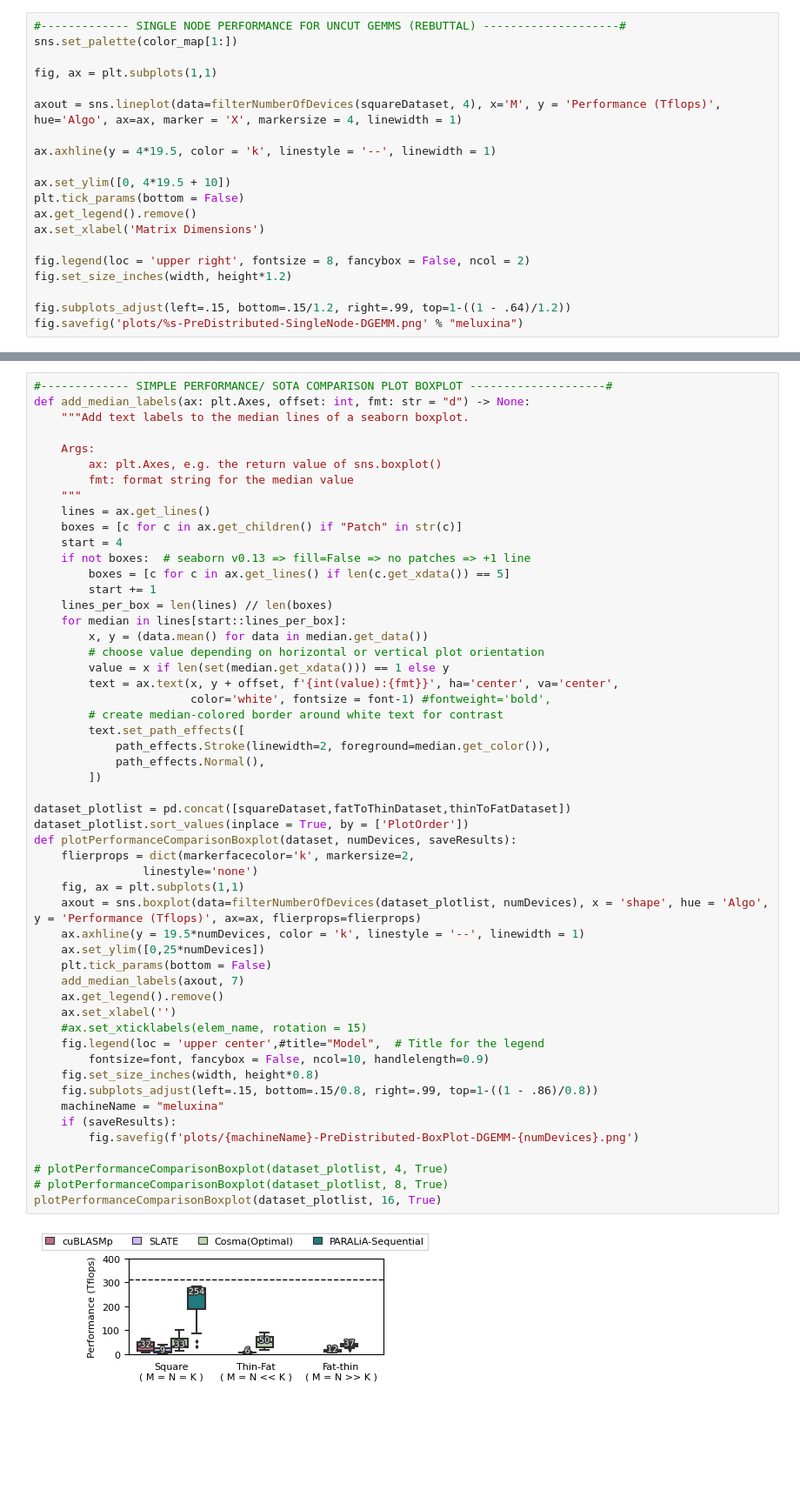
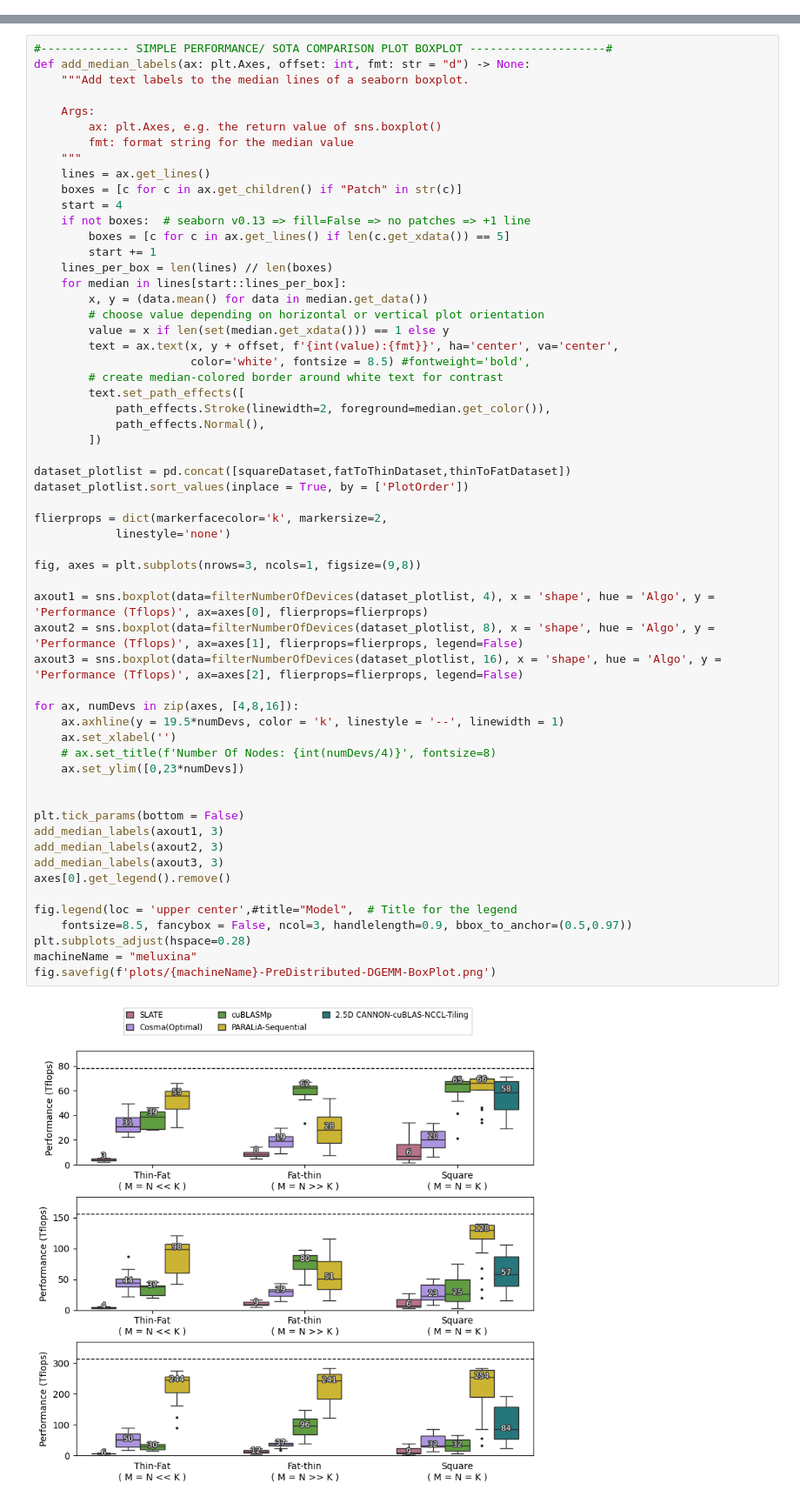
Before and after one commit to bvrettos/Distributed-GEMM-Thesis, a Jupyter notebook: plotters/thesisPlotters.ipynb, the cells around one changed output, grey strips where cells are left out. Shown at 87% size. Cells and saved outputs as stored; diff of their text form; blank space fills up the shorter version.

```diff
--- a/plotters/thesisPlotters.ipynb
+++ b/plotters/thesisPlotters.ipynb
@@ -226,20 +129,0 @@ plotFatToThinPerformanceComparison(fatToThinDataset, 4, True)
-# %%
-#------------- SINGLE NODE PERFORMANCE FOR UNCUT GEMMS (REBUTTAL) --------------------#
-sns.set_palette(color_map[1:])
-
-fig, ax = plt.subplots(1,1)
-
-axout = sns.lineplot(data=filterNumberOfDevices(squareDataset, 4), x='M', y = 'Performance (Tflops)', hue='Algo', ax=ax, marker = 'X', markersize = 4, linewidth = 1)
-
-ax.axhline(y = 4*19.5, color = 'k', linestyle = '--', linewidth = 1)
-
-ax.set_ylim([0, 4*19.5 + 10])
-plt.tick_params(bottom = False)
-ax.get_legend().remove()
-ax.set_xlabel('Matrix Dimensions')
-
-fig.legend(loc = 'upper right', fontsize = 8, fancybox = False, ncol = 2)
-fig.set_size_inches(width, height*1.2)
-
-fig.subplots_adjust(left=.15, bottom=.15/1.2, right=.99, top=1-((1 - .64)/1.2))
-fig.savefig('plots/%s-PreDistributed-SingleNode-DGEMM.png' % "meluxina")
@@ -250,53 +176,58 @@ fig.savefig('plots/%s-PreDistributed-SingleNode-DGEMM.png' % "meluxina")
 def add_median_labels(ax: plt.Axes, offset: int, fmt: str = "d") -> None:
     """Add text labels to the median lines of a seaborn boxplot.
 
     Args:
         ax: plt.Axes, e.g. the return value of sns.boxplot()
         fmt: format string for the median value
     """
     lines = ax.get_lines()
     boxes = [c for c in ax.get_children() if "Patch" in str(c)]
     start = 4
     if not boxes:  # seaborn v0.13 => fill=False => no patches => +1 line
         boxes = [c for c in ax.get_lines() if len(c.get_xdata()) == 5]
         start += 1
     lines_per_box = len(lines) // len(boxes)
     for median in lines[start::lines_per_box]:
         x, y = (data.mean() for data in median.get_data())
         # choose value depending on horizontal or vertical plot orientation
         value = x if len(set(median.get_xdata())) == 1 else y
         text = ax.text(x, y + offset, f'{int(value):{fmt}}', ha='center', va='center',
-                       color='white', fontsize = font-1) #fontweight='bold',
+                       color='white', fontsize = 8.5) #fontweight='bold',
         # create median-colored border around white text for contrast
         text.set_path_effects([
             path_effects.Stroke(linewidth=2, foreground=median.get_color()),
             path_effects.Normal(),
         ])
 
 dataset_plotlist = pd.concat([squareDataset,fatToThinDataset,thinToFatDataset])
 dataset_plotlist.sort_values(inplace = True, by = ['PlotOrder'])
-def plotPerformanceComparisonBoxplot(dataset, numDevices, saveResults):
-    flierprops = dict(markerfacecolor='k', markersize=2,
-                linestyle='none')
-    fig, ax = plt.subplots(1,1)
-    axout = sns.boxplot(data=filterNumberOfDevices(dataset_plotlist, numDevices), x = 'shape', hue = 'Algo', y = 'Performance (Tflops)', ax=ax, flierprops=flierprops)
-    ax.axhline(y = 19.5*numDevices, color = 'k', linestyle = '--', linewidth = 1)
-    ax.set_ylim([0,25*numDevices])
-    plt.tick_params(bottom = False)
-    add_median_labels(axout, 7)
-    ax.get_legend().remove()
+
+flierprops = dict(markerfacecolor='k', markersize=2,
+            linestyle='none')
+
+fig, axes = plt.subplots(nrows=3, ncols=1, figsize=(9,8))
+
+axout1 = sns.boxplot(data=filterNumberOfDevices(dataset_plotlist, 4), x = 'shape', hue = 'Algo', y = 'Performance (Tflops)', ax=axes[0], flierprops=flierprops)
+axout2 = sns.boxplot(data=filterNumberOfDevices(dataset_plotlist, 8), x = 'shape', hue = 'Algo', y = 'Performance (Tflops)', ax=axes[1], flierprops=flierprops, legend=False)
+axout3 = sns.boxplot(data=filterNumberOfDevices(dataset_plotlist, 16), x = 'shape', hue = 'Algo', y = 'Performance (Tflops)', ax=axes[2], flierprops=flierprops, legend=False)
+
+for ax, numDevs in zip(axes, [4,8,16]):
+    ax.axhline(y = 19.5*numDevs, color = 'k', linestyle = '--', linewidth = 1)
     ax.set_xlabel('')
-    #ax.set_xticklabels(elem_name, rotation = 15)
-    fig.legend(loc = 'upper center',#title="Model",  # Title for the legend
-        fontsize=font, fancybox = False, ncol=10, handlelength=0.9)
-    fig.set_size_inches(width, height*0.8)
-    fig.subplots_adjust(left=.15, bottom=.15/0.8, right=.99, top=1-((1 - .86)/0.8))
-    machineName = "meluxina"
-    if (saveResults):
-        fig.savefig(f'plots/{machineName}-PreDistributed-BoxPlot-DGEMM-{numDevices}.png')
+    # ax.set_title(f'Number Of Nodes: {int(numDevs/4)}', fontsize=8)
+    ax.set_ylim([0,23*numDevs])
 
-# plotPerformanceComparisonBoxplot(dataset_plotlist, 4, True)
-# plotPerformanceComparisonBoxplot(dataset_plotlist, 8, True)
-plotPerformanceComparisonBoxplot(dataset_plotlist, 16, True)
+
+plt.tick_params(bottom = False)
+add_median_labels(axout1, 3)
+add_median_labels(axout2, 3)
+add_median_labels(axout3, 3)
+axes[0].get_legend().remove()
+
+fig.legend(loc = 'upper center',#title="Model",  # Title for the legend
+    fontsize=8.5, fancybox = False, ncol=3, handlelength=0.9, bbox_to_anchor=(0.5,0.97))
+plt.subplots_adjust(hspace=0.28)
+machineName = "meluxina"
+fig.savefig(f'plots/{machineName}-PreDistributed-DGEMM-BoxPlot.png')
 # %% [output]
-[figure, old version]
+[figure, new version]
```
Also changed, not shown: parts of 14 cells of this notebook, 24 other files.
